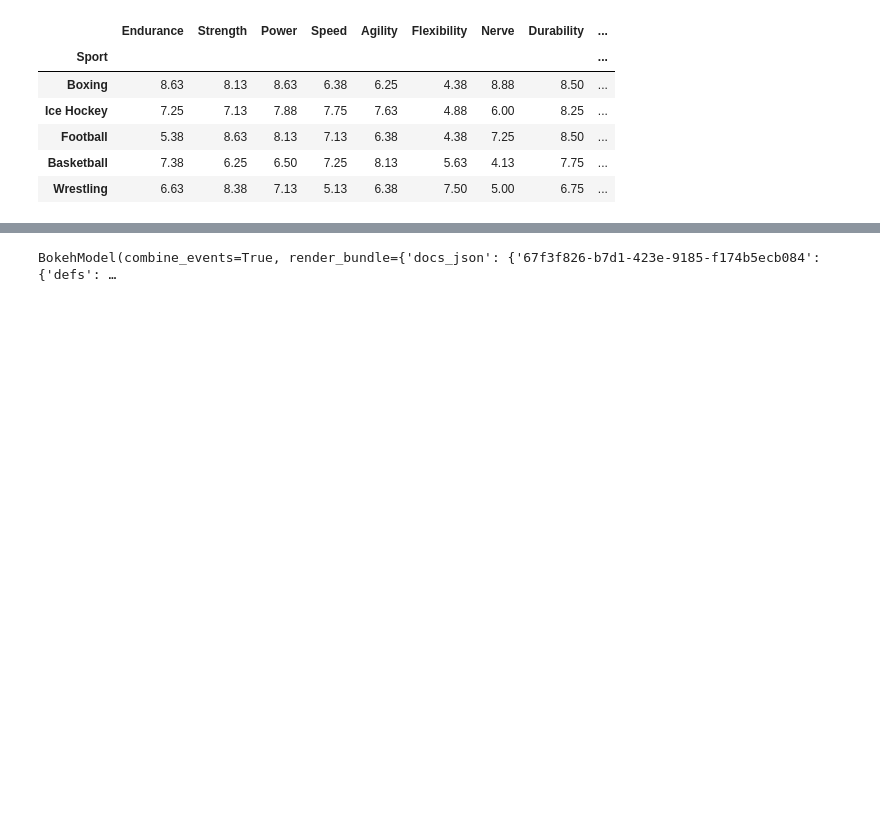
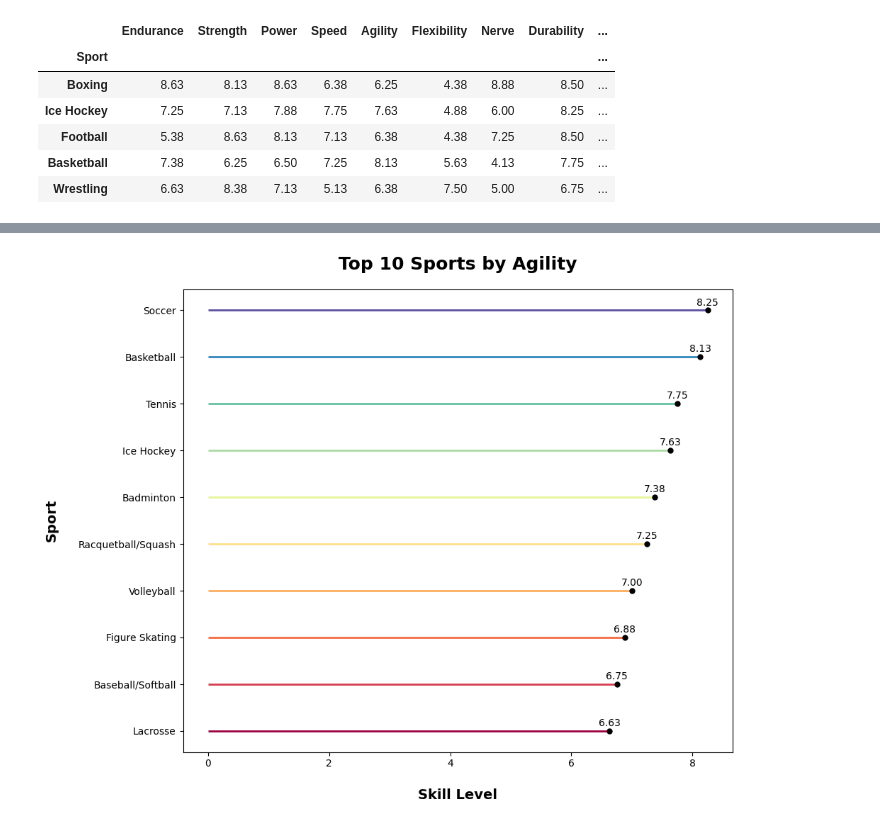
Before and after one commit to nicolaszuleta95/Data-Science-Portfolio, a Jupyter notebook: projects/SportsBySkill/SportsBySkill.ipynb, the cells around one changed output, grey strips where cells are left out. Drawn from its saved outputs; the diff is of its cells as text; code cells hidden in the pictures; blank space fills up the shorter version.

```diff
--- a/projects/SportsBySkill/SportsBySkill.ipynb
+++ b/projects/SportsBySkill/SportsBySkill.ipynb
@@ -120,2 +129,8 @@ def get_skills_graph_by_sport(sport_select='Boxing'):
     plt.close()
     return fig
+# %%
+df_T = df_skills.transpose().reset_index()
+# %%
+df_T = df_T.rename(columns= {'index': 'Skill'})
+df_T = df_T.set_index('Skill')
+df_T.head()
@@ -121,0 +146,22 @@ def get_skills_graph_by_sport(sport_select='Boxing'):
+# %%
+def get_Top10Sports_graph_by_skill(skill_select='Agility'):
+    c = ['#9e0142', '#d53e4f', '#f46d43', '#fdae61', '#fee08b', '#e6f598', '#abdda4', '#66c2a5', '#3288bd', '#5e4fa2']
+    skill_sports_scores = df_T.loc[skill_select].nlargest(n=10).sort_values(ascending=True)
+    fig, ax = plt.subplots(figsize=(10,8))
+    lollipopPlot = ax.hlines(skill_sports_scores.index, xmin=0, xmax=skill_sports_scores, color=c, linewidth=2)
+    ax.plot(skill_sports_scores, skill_sports_scores.index, "o", color='black', markersize=5)
+    ax.set_title(f'Top 10 Sports by {skill_select}', fontdict={'fontsize':18}, pad=20, fontweight='bold')
+    ax.set_xlabel('Skill Level', fontdict={'fontsize':14}, labelpad=20, fontweight='bold')
+    ax.set_ylabel('Sport', fontdict={'fontsize':14}, labelpad=20, fontweight='bold')
+
+    for x,y in zip(skill_sports_scores, skill_sports_scores.index):
+        label = "{:.2f}".format(x)
+        ax.annotate(label, (x,y), textcoords="offset points", xytext=(0,5), ha='center')
+
+    plt.tight_layout()
+    plt.close()
+    return fig
+# %%
+get_Top10Sports_graph_by_skill()
+# %% [output]
+[figure, added]
@@ -124,8 +174,2 @@ sport_select = pn.widgets.Select(name='Sport', options=sports)
 # %%
 interactive = pn.bind(get_skills_graph_by_sport, sport_select=sport_select)
-# %%
-first_app = pn.Column(mpl_pane, sport_select, interactive)
-
-first_app
-# %% [output]
-BokehModel(combine_events=True, render_bundle={'docs_json': {'67f3f826-b7d1-423e-9185-f174b5ecb084': {'defs': …
```
Also changed, not shown: parts of 6 cells of this notebook.
